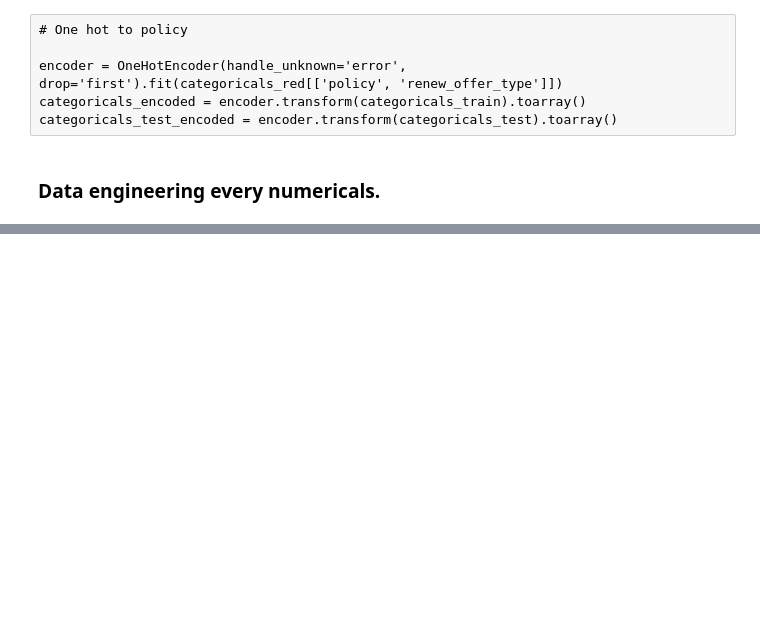
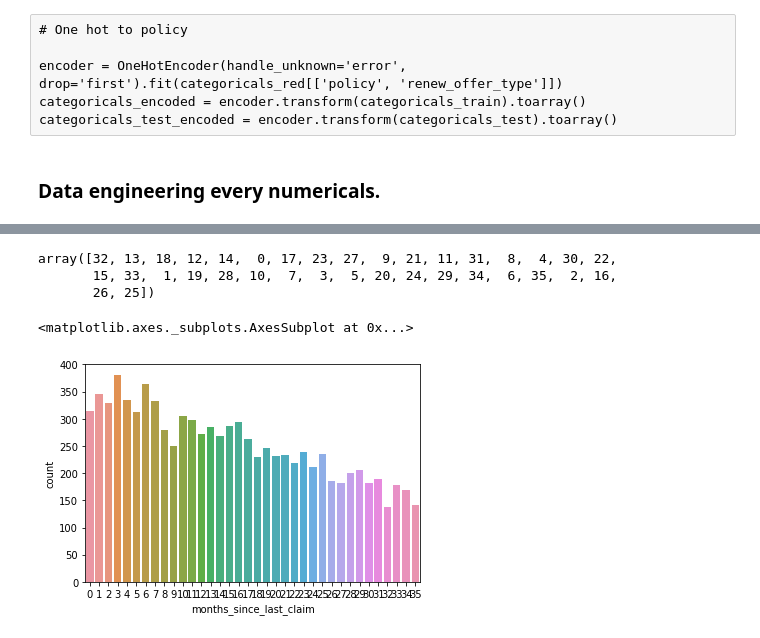
Before and after one commit to CommanderPoe/lab-data_cleaning, a Jupyter notebook: data_cleaning.ipynb, the cells around one changed output, grey strips where cells are left out. Cells and saved outputs as stored; diff of their text form; code cells hidden in the pictures; blank space fills up the shorter version.

```diff
--- a/data_cleaning.ipynb
+++ b/data_cleaning.ipynb
@@ -463,0 +788,9 @@ continous_df.columns
+# %%
+numericals['months_since_last_claim'].unique()
+sns.countplot(x= 'months_since_last_claim', data= numericals)
+# %% [output]
+array([32, 13, 18, 12, 14,  0, 17, 23, 27,  9, 21, 11, 31,  8,  4, 30, 22,
+       15, 33,  1, 19, 28, 10,  7,  3,  5, 20, 24, 29, 34,  6, 35,  2, 16,
+       26, 25])
+<matplotlib.axes._subplots.AxesSubplot at 0x...>
+[figure, added]
```
Also changed, not shown: parts of 154 cells of this notebook.
